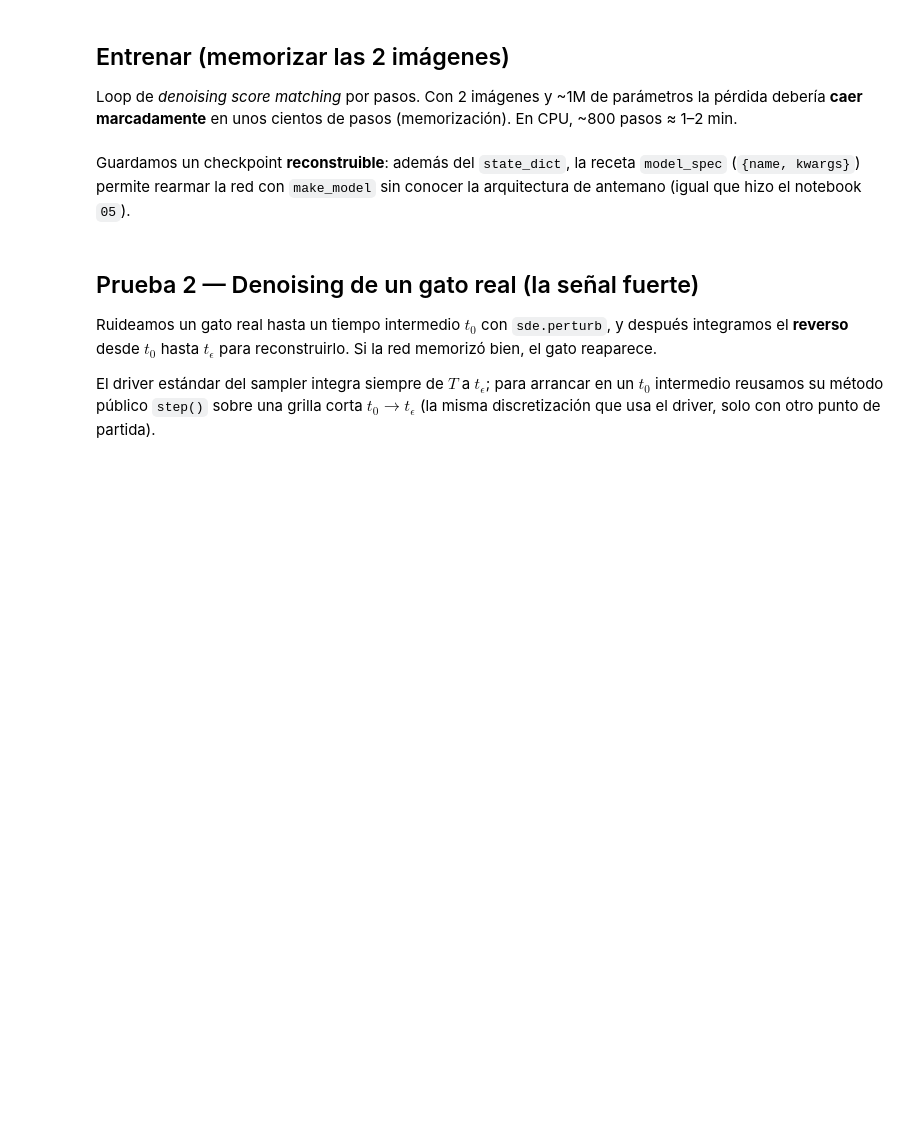
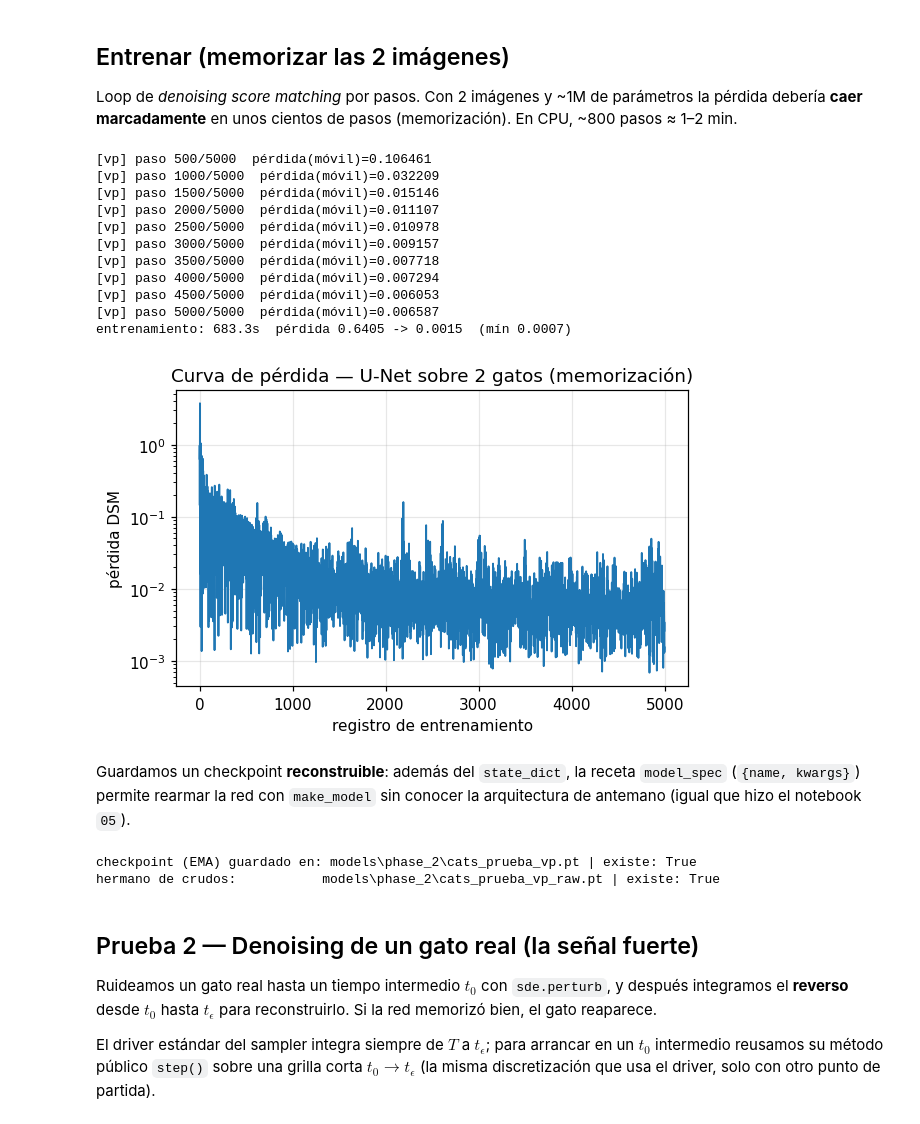
Before and after one commit to bravoivanagustin/diffusion-models, a Jupyter notebook: diffusion-models/notebooks/06_train_unet_cats.ipynb, the cells around one changed output. Drawn from its saved outputs; the diff is of its cells as text; code cells hidden in the pictures; blank space fills up the shorter version.

```diff
--- a/diffusion-models/notebooks/06_train_unet_cats.ipynb
+++ b/diffusion-models/notebooks/06_train_unet_cats.ipynb
@@ -156,25 +156,38 @@ Loop de *denoising score matching* por pasos. Con 2 imágenes y ~1M de parámetr
 # %%
 # ema_decay: sombra EMA de los pesos (0.999 + rampa de warmup, como Song/DDPM/Karras). Con batch 2 y
 # t aleatorio la pérdida per-step es muy ruidosa, así que los pesos del último paso de Adam son una
 # foto arbitraria: el checkpoint publica los pesos promediados y las demos de abajo los consumen.
-cfg = TrainConfig(num_steps=5000, lr=1e-3, t_eps=1e-4, device="cpu", log_every=100, seed=SEED,
+cfg = TrainConfig(num_steps=5000, lr=1e-3, t_eps=1e-4, device="cpu", log_every=500, seed=SEED,
                   time_sampling="log_uniform",  # muestreo de t log-uniforme: concentra señal a t chico
                   ema_decay=0.999)
 
 t0 = time.time()
 result = train(sde, net, data, cfg)
 print(f"entrenamiento: {time.time() - t0:.1f}s  "
       f"pérdida {result.history[0]:.4f} -> {result.history[-1]:.4f}  "
       f"(mín {min(result.history):.4f})")
 
 fig, ax = plt.subplots(figsize=(6, 3.5))
 ax.plot(result.history, lw=1.2)
 ax.set_xlabel("registro de entrenamiento")
 ax.set_ylabel("pérdida DSM")
 ax.set_title("Curva de pérdida — U-Net sobre 2 gatos (memorización)")
 ax.set_yscale("log")
 ax.grid(alpha=0.3)
 plt.show()
+# %% [output]
+[vp] paso 500/5000  pérdida(móvil)=0.106461
+[vp] paso 1000/5000  pérdida(móvil)=0.032209
+[vp] paso 1500/5000  pérdida(móvil)=0.015146
+[vp] paso 2000/5000  pérdida(móvil)=0.011107
+[vp] paso 2500/5000  pérdida(móvil)=0.010978
+[vp] paso 3000/5000  pérdida(móvil)=0.009157
+[vp] paso 3500/5000  pérdida(móvil)=0.007718
+[vp] paso 4000/5000  pérdida(móvil)=0.007294
+[vp] paso 4500/5000  pérdida(móvil)=0.006053
+[vp] paso 5000/5000  pérdida(móvil)=0.006587
+entrenamiento: 683.3s  pérdida 0.6405 -> 0.0015  (mín 0.0007)
+[figure, added]
 # %% [markdown]
 Guardamos un checkpoint **reconstruible**: además del `state_dict`, la receta `model_spec`
 (`{name, kwargs}`) permite rearmar la red con `make_model` sin conocer la arquitectura de antemano
@@ -192,6 +205,9 @@ save_checkpoint(
 RAW_CKPT = CKPT.with_stem(f"{CKPT.stem}_raw")
 print("checkpoint (EMA) guardado en:", CKPT.relative_to(_root), "| existe:", CKPT.exists())
 print("hermano de crudos:          ", RAW_CKPT.relative_to(_root), "| existe:", RAW_CKPT.exists())
+# %% [output]
+checkpoint (EMA) guardado en: models\phase_2\cats_prueba_vp.pt | existe: True
+hermano de crudos:           models\phase_2\cats_prueba_vp_raw.pt | existe: True
 # %% [markdown]
 ## Prueba 2 — Denoising de un gato real (la señal fuerte)
 
```
Also changed, not shown: parts of 2 cells of this notebook, 13 other files.
